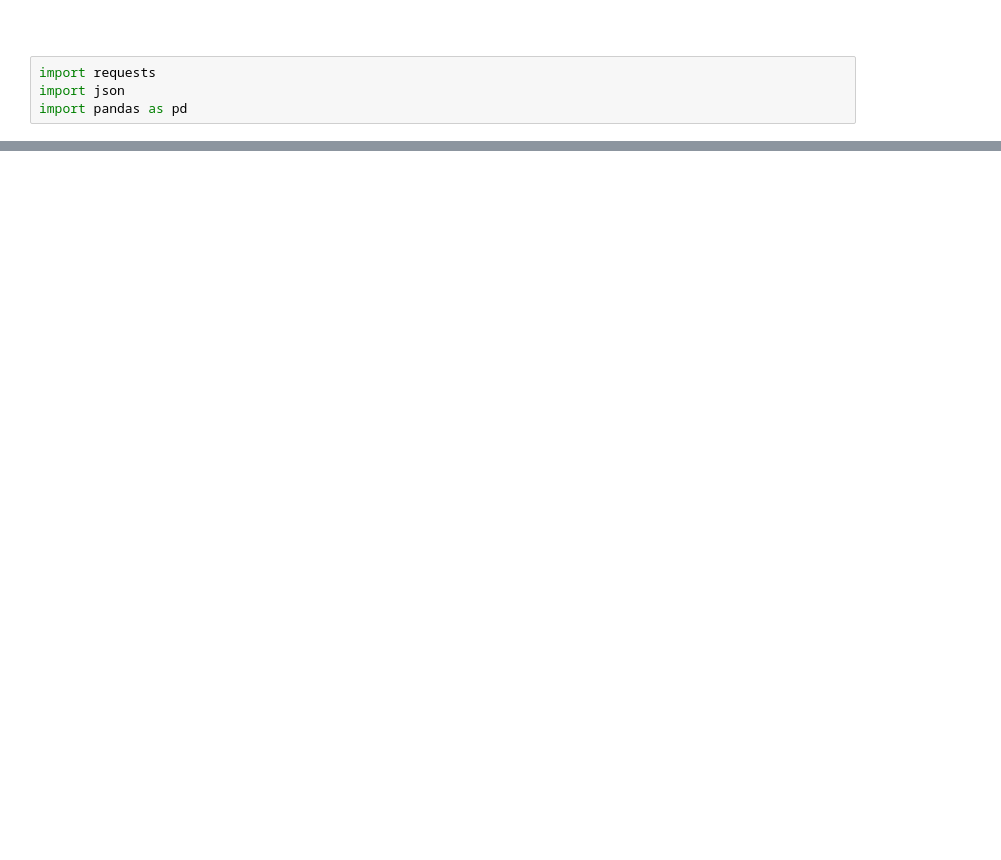
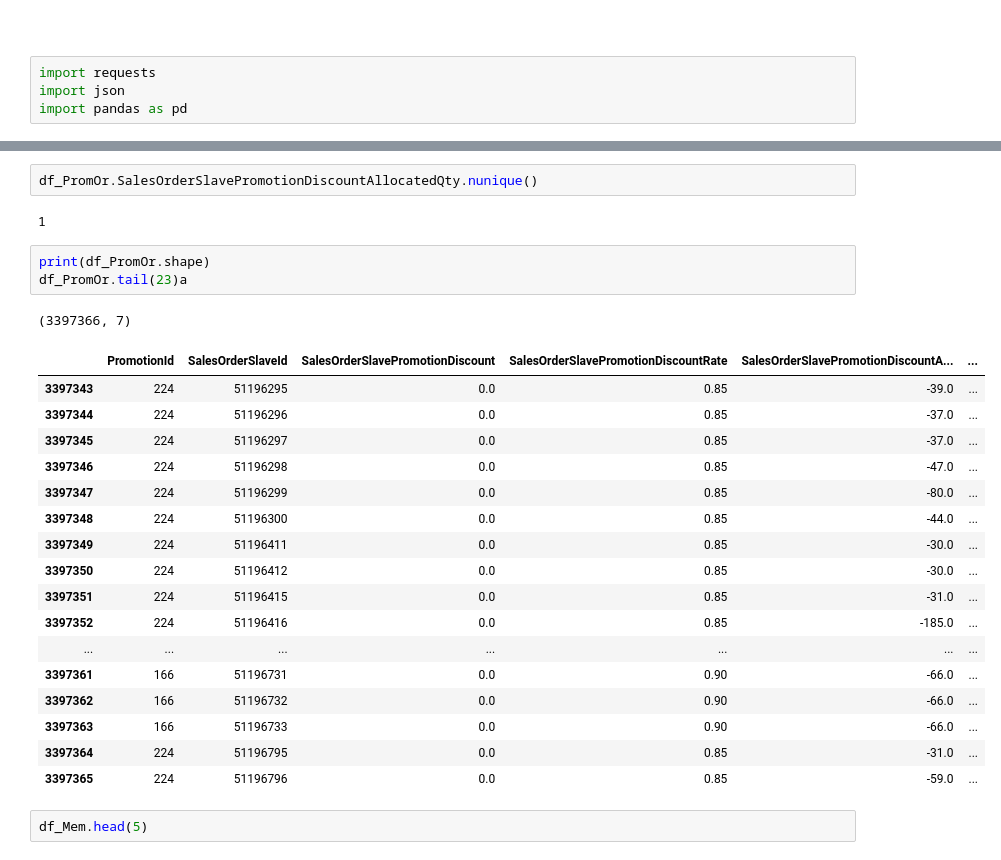
Before and after one commit to chenshowa/Showa_CsxPython, a Jupyter notebook: week_5/course_5_experience_design.ipynb, the cells around one changed output, grey strips where cells are left out. Drawn from its saved outputs; the diff is of its cells as text; blank space fills up the shorter version.

```diff
--- a/week_5/course_5_experience_design.ipynb
+++ b/week_5/course_5_experience_design.ipynb
@@ -15,0 +62,28 @@ df_Ecoup
+# %%
+df_PromOr.SalesOrderSlavePromotionDiscountAllocatedQty.nunique()
+# %% [output]
+1
+# %%
+print(df_PromOr.shape)
+df_PromOr.tail(23)a
+# %% [output]
+(3397366, 7)
+|  | ﻿PromotionId | SalesOrderSlaveId | SalesOrderSlavePromotionDiscount | SalesOrderSlavePromotionDiscountRate | SalesOrderSlavePromotionDiscountA... | ... |
+| 3397343 | 224 | 51196295 | 0.0 | 0.85 | -39.0 | ... |
+| 3397344 | 224 | 51196296 | 0.0 | 0.85 | -37.0 | ... |
+| 3397345 | 224 | 51196297 | 0.0 | 0.85 | -37.0 | ... |
+| 3397346 | 224 | 51196298 | 0.0 | 0.85 | -47.0 | ... |
+| 3397347 | 224 | 51196299 | 0.0 | 0.85 | -80.0 | ... |
+| 3397348 | 224 | 51196300 | 0.0 | 0.85 | -44.0 | ... |
+| 3397349 | 224 | 51196411 | 0.0 | 0.85 | -30.0 | ... |
+| 3397350 | 224 | 51196412 | 0.0 | 0.85 | -30.0 | ... |
+| 3397351 | 224 | 51196415 | 0.0 | 0.85 | -31.0 | ... |
+| 3397352 | 224 | 51196416 | 0.0 | 0.85 | -185.0 | ... |
+| ... | ... | ... | ... | ... | ... | ... |
+| 3397361 | 166 | 51196731 | 0.0 | 0.90 | -66.0 | ... |
+| 3397362 | 166 | 51196732 | 0.0 | 0.90 | -66.0 | ... |
+| 3397363 | 166 | 51196733 | 0.0 | 0.90 | -66.0 | ... |
+| 3397364 | 224 | 51196795 | 0.0 | 0.85 | -31.0 | ... |
+| 3397365 | 224 | 51196796 | 0.0 | 0.85 | -59.0 | ... |
+# %%
+df_Mem.head(5)
```
Also changed, not shown: parts of 6 cells of this notebook, 2 other files.
